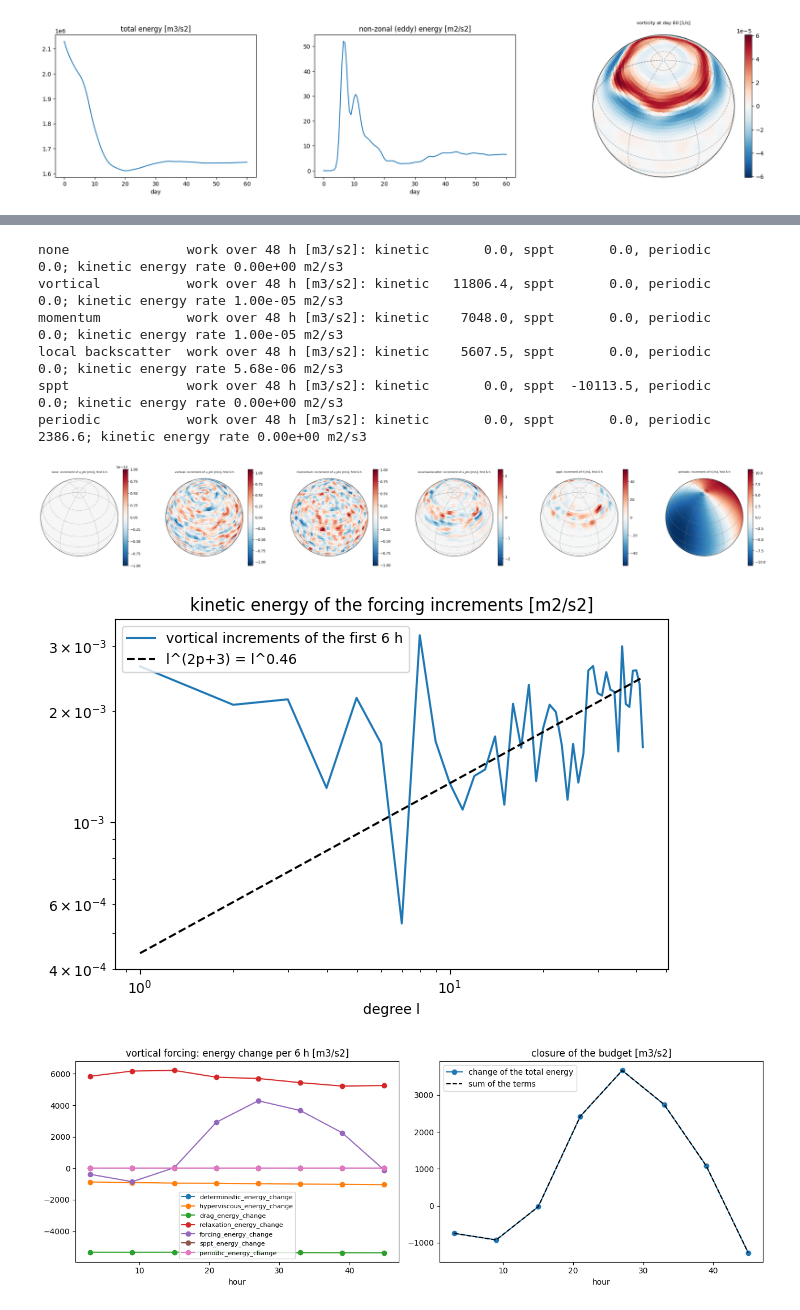
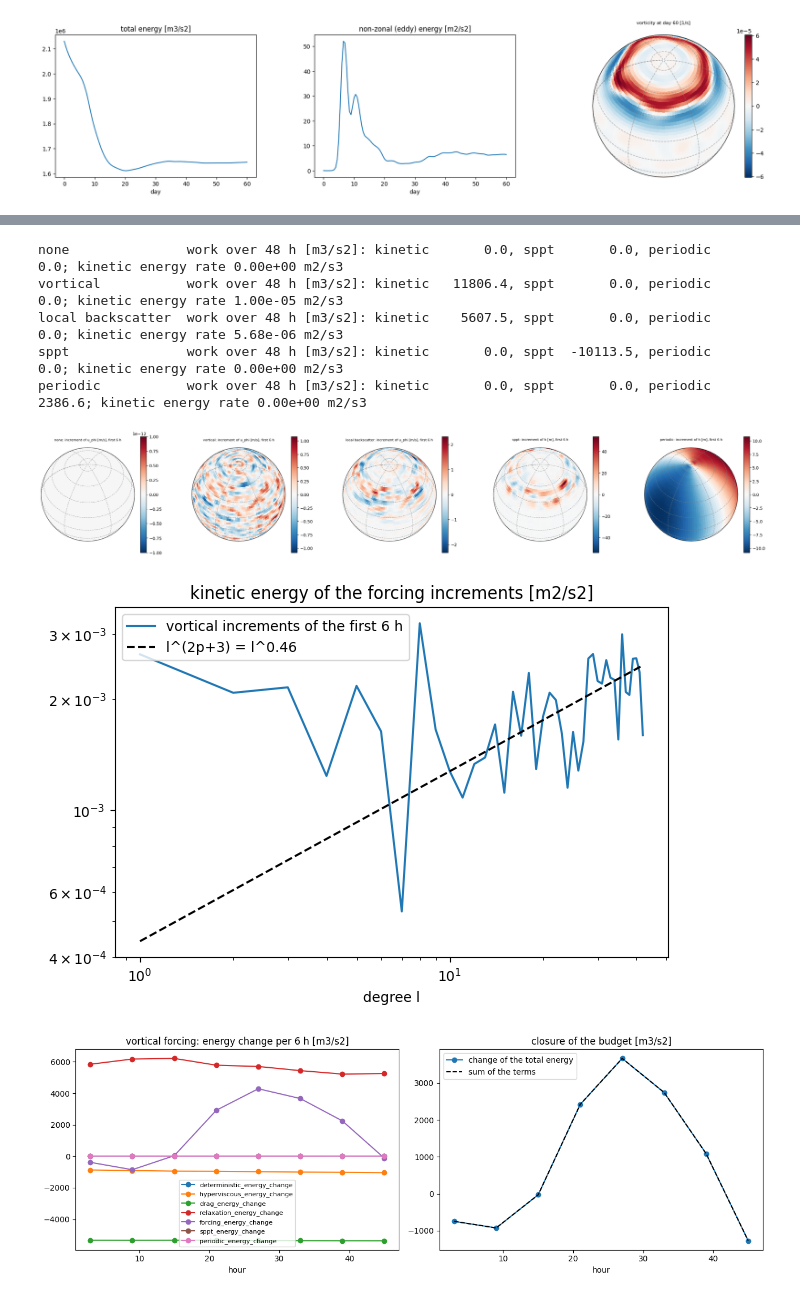
Before and after one commit to alan-turing-institute/autosim, a Jupyter notebook: examples/experimental/01_05_spherical_shallow_water_benchmark.ipynb, the cells around one changed output, grey strips where cells are left out. Drawn from its saved outputs; the diff is of its cells as text; code cells hidden in the pictures.

```diff
--- a/examples/experimental/01_05_spherical_shallow_water_benchmark.ipynb
+++ b/examples/experimental/01_05_spherical_shallow_water_benchmark.ipynb
@@ -139,8 +107,8 @@ shamir_paldor (1, 7, 64, 128, 3)
 mountain (1, 7, 64, 128, 3)
 era5 (1, 7, 64, 128, 3)
 # %%
-fig = plt.figure(figsize=(20, 9))
-panels = fig.subfigures(2, 5)
+fig = plt.figure(figsize=(12, 9))
+panels = fig.subfigures(2, 3)
 for column, family in enumerate(simulators):
     sim = simulators[family]
     last_frame = family_runs[family]["data"][:, -1]
@@ -234,40 +198,5 @@ mass_drift = relative_change[-1, 0].item()
 energy_drift = relative_change[-1, 1].item()
 enstrophy_drift = relative_change[-1, 2].item()
 print(f"relative change at day 6: mass {mass_drift:.1e}, energy {energy_drift:.1e}, potential enstrophy {enstrophy_drift:.1e}")
-
-# W92 case 3 at tilt pi/3: error after 5 days at three resolutions, in double precision
-convergence_lmax = [22, 43, 86]
-convergence_nlat = [32, 64, 128]
-convergence_nlon = [64, 128, 256]
-convergence_errors = []
-for index in range(3):
-    resolution = SphericalShallowWater(
-        lmax=convergence_lmax[index],
-        nlat=convergence_nlat[index],
-        nlon=convergence_nlon[index],
-        T=120.0, dt_save=24.0, skip_nt=0,
-        batch_size=1, device=device, log_level="warning",
-        initial_condition="williamson3",
-        mean_depth=williamson_depth,
-        parameters_range={"flow_speed": (38.61, 38.61), "tilt": (math.pi / 3, math.pi / 3)},
-    )
-    dynamics = resolution.dynamics
-    rows = resolution.sample_inputs(1, random_seed=0)
-    state, coriolis, surface_geopotential = resolution.initial_problem(rows, noise_generators=[])
-    output = integrate_trajectories(
-        dynamics,
-        state,
-        n_saves=5,
-        steps_per_save=resolution.steps_per_save,
-        skip_nt=0,
-        coriolis=coriolis,
-    )
-    fields_start = spectral_to_fields(dynamics, state)
-    fields_end = spectral_to_fields(dynamics, output["final_state"])
-    height_start = fields_start[..., 0] + williamson_depth
-    height_end = fields_end[..., 0] + williamson_depth
-    l1, l2, linf = height_error_norms(height_end, height_start, dynamics.quad_weights)
-    convergence_errors.append(l2.item())
-    print(f"lmax = {convergence_lmax[index]:3d}: l2(h) after 5 days = {l2.item():.2e}")
 # %% [output]
 relative change at day 6: mass 5.5e-12, energy -1.3e-04, potential enstrophy -2.5e-02
@@ -387,12 +308,6 @@ forcing_options = {
         "forcing_type": "vortical",
         "forcing_energy_rate": FORCING_ENERGY_RATE,
         "forcing_correlation_time": FORCING_CORRELATION_HOURS,
-    },
-    "momentum": {
-        "forcing_type": "momentum",
-        "forcing_energy_rate": FORCING_ENERGY_RATE,
-        "forcing_correlation_time": FORCING_CORRELATION_HOURS,
-        "forcing_divergent_fraction": 0.5,
     },
     "local backscatter": {
         "forcing_type": "vortical",
@@ -438,45 +353,44 @@ for name in forced_simulators:
 # %% [output]
 none               work over 48 h [m3/s2]: kinetic       0.0, sppt       0.0, periodic       0.0; kinetic energy rate 0.00e+00 m2/s3
 vortical           work over 48 h [m3/s2]: kinetic   11806.4, sppt       0.0, periodic       0.0; kinetic energy rate 1.00e-05 m2/s3
-momentum           work over 48 h [m3/s2]: kinetic    7048.0, sppt       0.0, periodic       0.0; kinetic energy rate 1.00e-05 m2/s3
 local backscatter  work over 48 h [m3/s2]: kinetic    5607.5, sppt       0.0, periodic       0.0; kinetic energy rate 5.68e-06 m2/s3
 sppt               work over 48 h [m3/s2]: kinetic       0.0, sppt  -10113.5, periodic       0.0; kinetic energy rate 0.00e+00 m2/s3
 periodic           work over 48 h [m3/s2]: kinetic       0.0, sppt       0.0, periodic    2386.6; kinetic energy rate 0.00e+00 m2/s3
 # %%
-fig = plt.figure(figsize=(30, 5))
-panels = fig.subfigures(1, 6)
+fig = plt.figure(figsize=(25, 5))
+panels = fig.subfigures(1, 5)
 for column, name in enumerate(forced_simulators):
     # SPPT and the periodic forcing act mostly on the height, the others on the wind
     channel, label = (0, "h [m]") if name in ("sppt", "periodic") else (1, "u_phi [m/s]")
     increments = forced_runs[name]["additional_input_fields"][0, 0, :, :, channel]
     limit = max(increments.abs().max().item(), 1e-12)
     plot_sphere(
         increments, fig=panels[column], grid=forced_simulators[name].grid,
         projection="orthographic", central_latitude=view_latitude, central_longitude=view_longitude,
         cmap="RdBu_r", vmin=-limit, vmax=limit, colorbar=True, gridlines=True,
         title=name + ": increment of " + label + ", first 6 h",
     )
 fig.savefig("figures/benchmark_forcing_increments.png", dpi=110, bbox_inches="tight")
 plt.show()
 
 # Kinetic-energy spectrum of the vortical increments, against the power law l^(2p+3)
 sim = forced_simulators["vortical"]
 increments = forced_runs["vortical"]["additional_input_fields"][:, 0]
 state = fields_to_spectral(sim.dynamics, increments)
 increment_spectrum = kinetic_energy_spectrum(state, radius)[0, 0].cpu()
 slope = 2 * sim.forcing_spectral_slope + 3
 reference = increment_spectrum[10] * (degrees[1:] / 10.0) ** slope
 fig, axis = plt.subplots(figsize=(6.5, 4.5))
 axis.loglog(degrees[1:], increment_spectrum[1:], label="vortical increments of the first 6 h")
 axis.loglog(degrees[1:], reference, "k--", label=f"l^(2p+3) = l^{slope:.2f}")
 axis.set_xlabel("degree l")
 axis.set_title("kinetic energy of the forcing increments [m2/s2]")
 axis.legend()
 fig.tight_layout()
 fig.savefig("figures/benchmark_forcing_spectrum.png", dpi=110)
 plt.show()
 # %% [output]
-[figure, old version]
+[figure, new version]
 [figure]
 # %%
 budget = forced_runs["vortical"]["energy_budget"][0]
```
Also changed, not shown: parts of 18 cells of this notebook, 23 other files.
